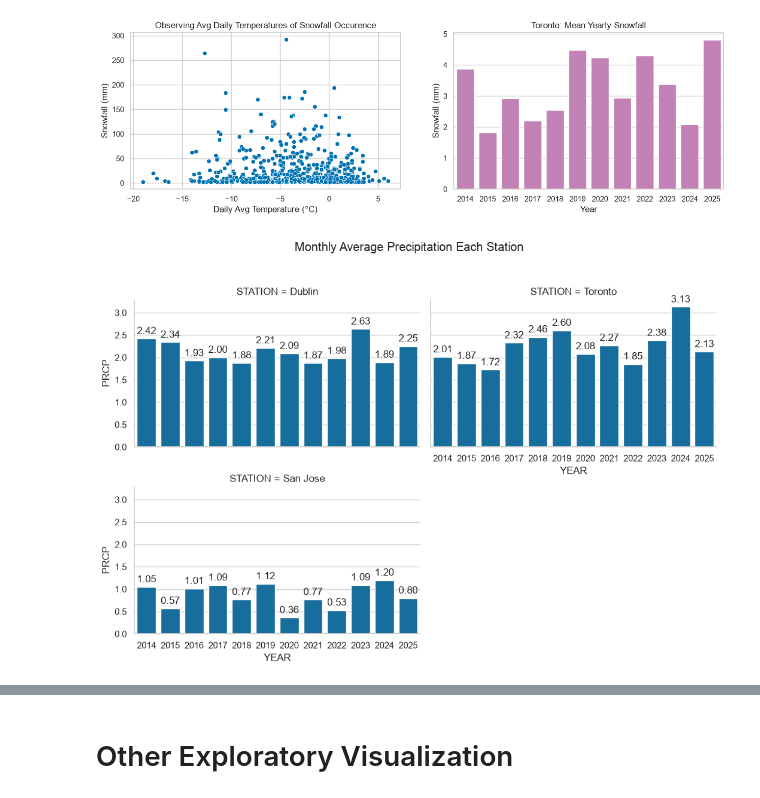
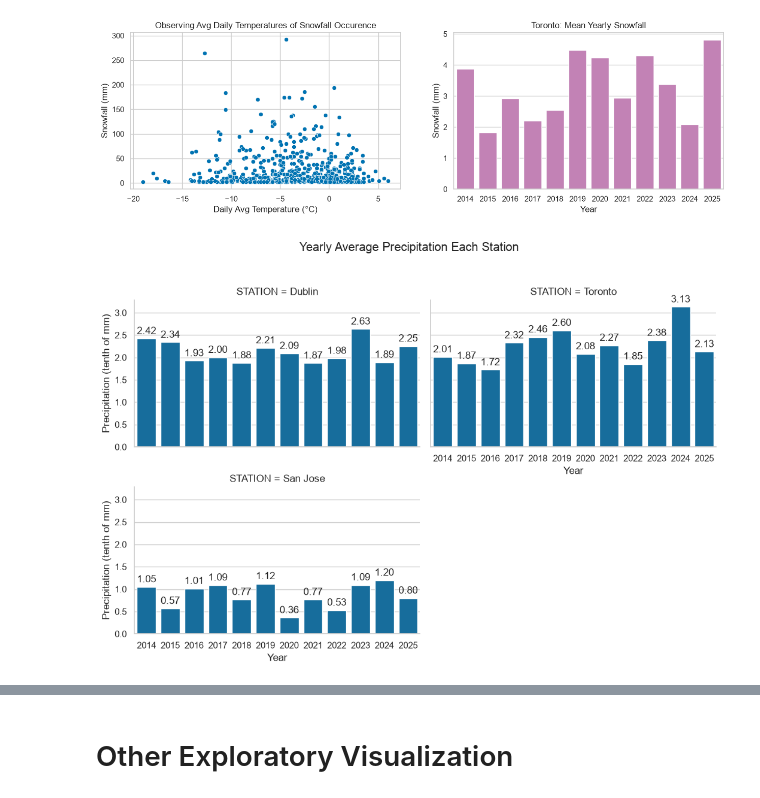
Before and after one commit to brianna-senchyna/weather-mappers-CS133, a Jupyter notebook: notebooks/milestone_2_.ipynb, the cells around one changed output, grey strips where cells are left out. Saved outputs shown, nothing was run; the diff lists cells and outputs as text; code cells hidden in the pictures.

```diff
--- a/notebooks/milestone_2_.ipynb
+++ b/notebooks/milestone_2_.ipynb
@@ -151,19 +156,20 @@ plt.show()
 # %%
 # Faceted Graph of monthly precipitation average of each station
 
 g4 = sns.catplot(data=weather, x='YEAR',y='PRCP',
                  col='STATION',kind='bar',col_wrap=2,
                  height=3.5,aspect=1.5,errorbar=None,)
-g4.figure.suptitle("Monthly Average Precipitation Each Station", y=1.03)
+g4.figure.suptitle("Yearly Average Precipitation Each Station", y=1.03)
+g4.set_axis_labels("Year","Precipitation (tenth of mm)")
 
 #add values on top of the bars
 for ax in g4.axes.flat:
     for container in ax.containers:
         ax.bar_label(container, fmt='%.2f', padding=3)
-
 plt.tight_layout()
+#g4.savefig("../visuals/prcp_yearly.png", dpi=300, bbox_inches="tight")
 plt.show()
 # %% [output]
-[figure, old version]
+[figure, new version]
 # %% [markdown]
 ### Story
```
Also changed, not shown: parts of 5 cells of this notebook, 7 other files.
